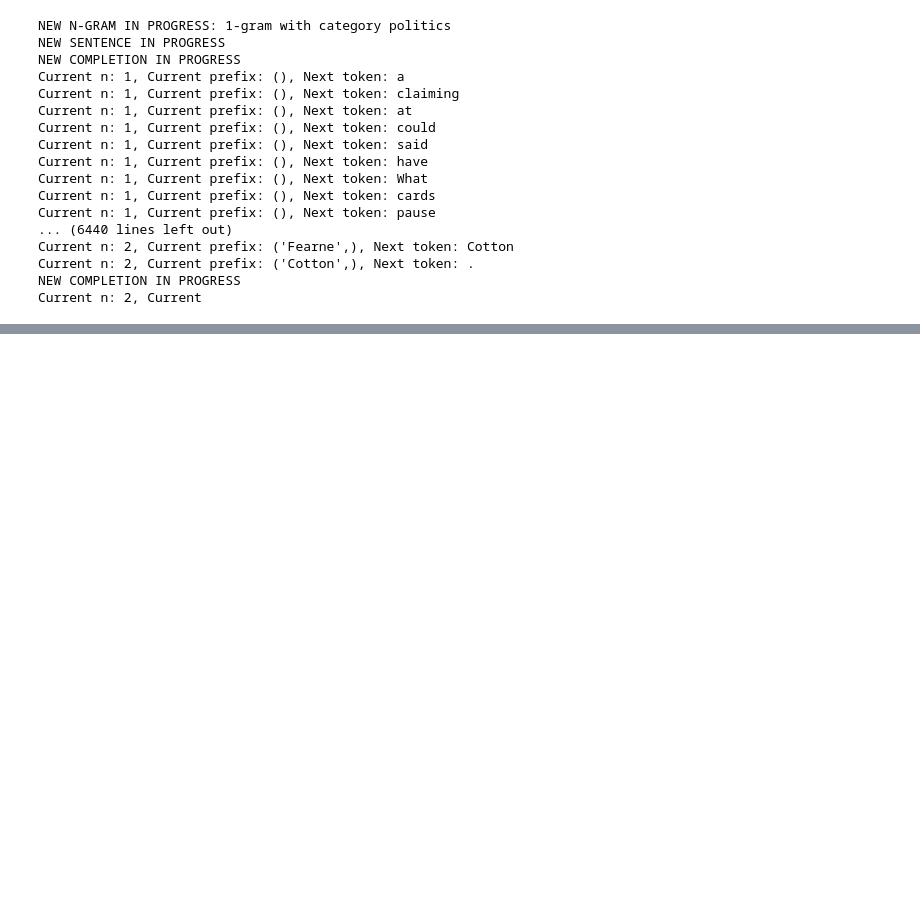
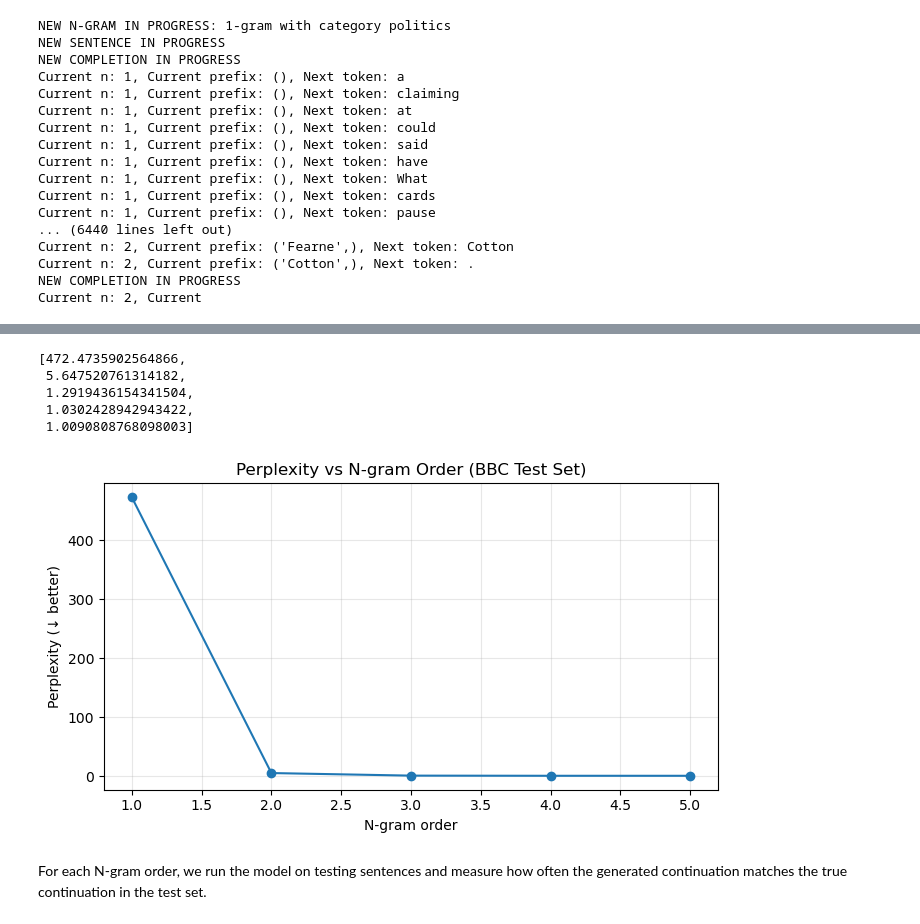
Before and after one commit to 2308monsi/KP, a Jupyter notebook: Seminar_Software/ModelResults.ipynb, the cells around one changed output, grey strips where cells are left out. Cells and saved outputs as stored; diff of their text form; code cells hidden in the pictures; blank space fills up the shorter version.

Commit message:
perplexity results

```diff
--- a/Seminar_Software/ModelResults.ipynb
+++ b/Seminar_Software/ModelResults.ipynb
@@ -248,0 +318,41 @@ Current n: 2, Current
+# %%
+modeltype = "word"									# "word", "character"
+category ="all"	# "business", "entertainment", "politics", "sport", "tech", "all"
+
+prob_dicts = {}
+for n in [1, 2, 3, 4, 5]:
+    path = f"./../Probability_NGrams/Testing/{modeltype}_{n}grams_{category}_probability.json"
+    prob_dicts[n] = load_probability_model(path)
+
+N = [1, 2, 3, 4, 5]
+perplexities = []
+
+for n in N:
+    test_file = f"./../Dataset_NGrams/bbc_word_{n}grams_test.csv"
+    ppl = compute_perplexity(test_file, prob_dicts, n)
+    perplexities.append(ppl)
+
+perplexities
+# %% [output]
+[472.4735902564866,
+ 5.647520761314182,
+ 1.2919436154341504,
+ 1.0302428942943422,
+ 1.0090808768098003]
+# %%
+import matplotlib.pyplot as plt
+
+N = [1, 2, 3, 4, 5]
+
+plt.figure(figsize=(7, 4))
+plt.plot(N, perplexities, marker="o")
+plt.xlabel("N-gram order")
+plt.ylabel("Perplexity (↓ better)")
+plt.title("Perplexity vs N-gram Order (BBC Test Set)")
+plt.grid(alpha=0.3)
+plt.tight_layout()
+plt.show()
+# %% [output]
+[figure, added]
+# %% [markdown]
+For each N-gram order, we run the model on testing sentences and measure how often the generated continuation matches the true continuation in the test set.
```
Also changed, not shown: parts of 4 cells of this notebook.
